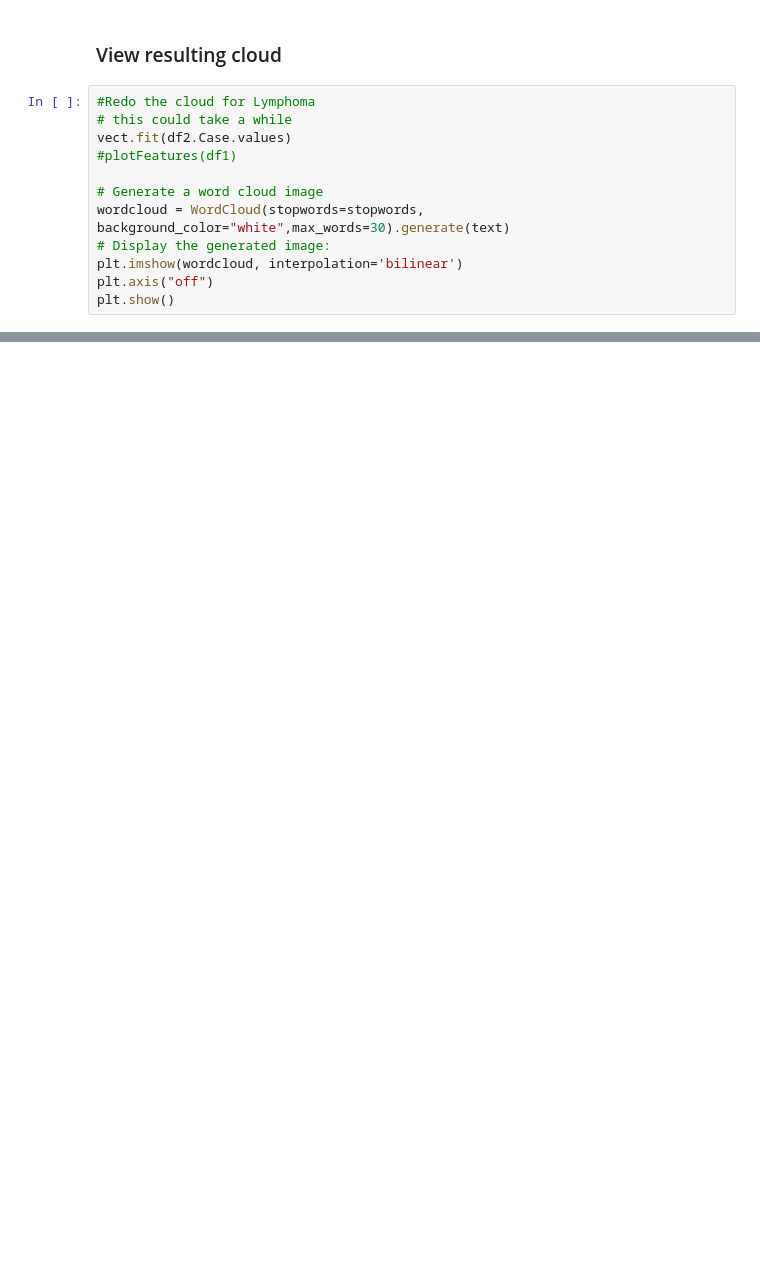
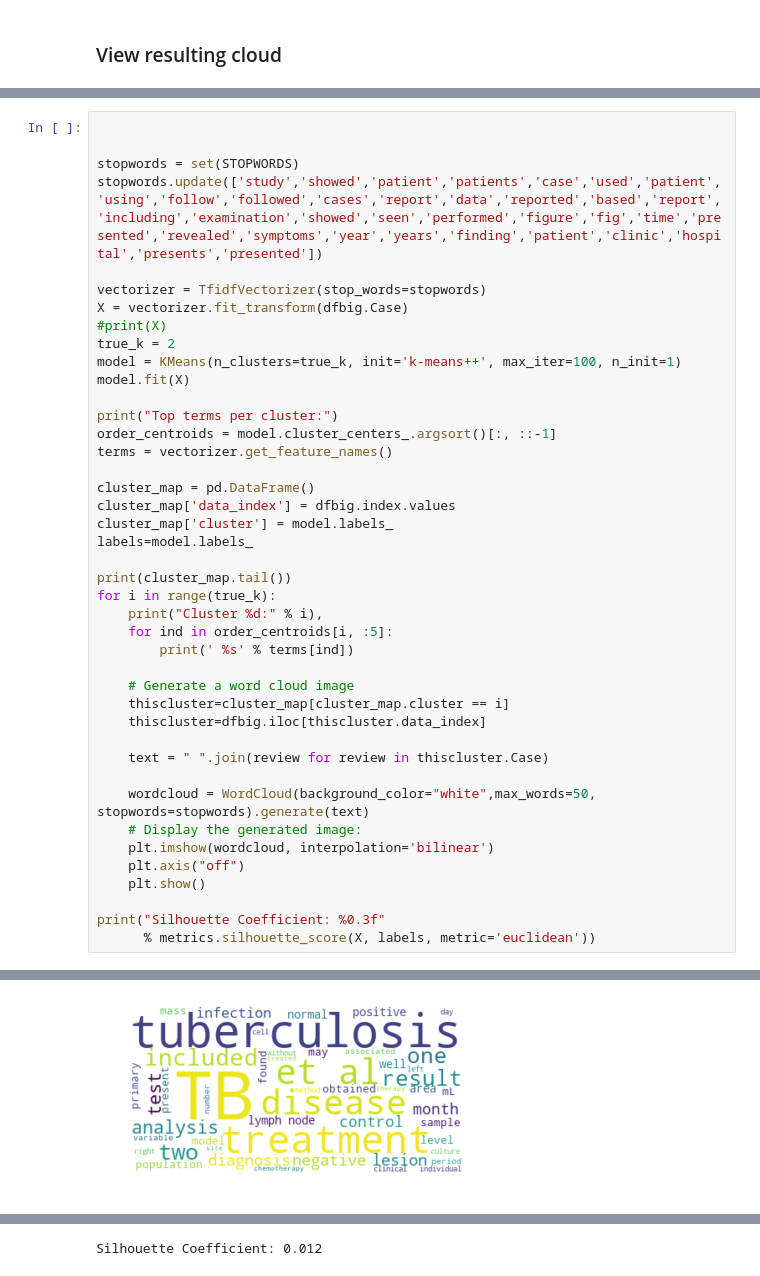
Before and after one commit to anaidpm/PhD, a Jupyter notebook: Word Cloud - Copy.ipynb, the cells around one changed output, grey strips where cells are left out. Drawn from its saved outputs; the diff is of its cells as text; blank space fills up the shorter version.

```diff
--- a/Word Cloud - Copy.ipynb
+++ b/Word Cloud - Copy.ipynb
@@ -311,14 +303,2 @@ NameError: name 'text' is not defined
 # %% [markdown]
 ### View resulting cloud
-# %%
-#Redo the cloud for Lymphoma
-# this could take a while
-vect.fit(df2.Case.values)
-#plotFeatures(df1)
-
-# Generate a word cloud image
-wordcloud = WordCloud(stopwords=stopwords, background_color="white",max_words=30).generate(text)
-# Display the generated image:
-plt.imshow(wordcloud, interpolation='bilinear')
-plt.axis("off")
-plt.show()
@@ -324,0 +340,43 @@ plt.show()
+# %%
+
+
+stopwords = set(STOPWORDS)
+stopwords.update(['study','showed','patient','patients','case','used','patient','using','follow','followed','cases','report','data','reported','based','report','including','examination','showed','seen','performed','figure','fig','time','presented','revealed','symptoms','year','years','finding','patient','clinic','hospital','presents','presented'])
+
+vectorizer = TfidfVectorizer(stop_words=stopwords)
+X = vectorizer.fit_transform(dfbig.Case)
+#print(X)
+true_k = 2
+model = KMeans(n_clusters=true_k, init='k-means++', max_iter=100, n_init=1)
+model.fit(X)
+
+print("Top terms per cluster:")
+order_centroids = model.cluster_centers_.argsort()[:, ::-1]
+terms = vectorizer.get_feature_names()
+
+cluster_map = pd.DataFrame()
+cluster_map['data_index'] = dfbig.index.values
+cluster_map['cluster'] = model.labels_
+labels=model.labels_
+
+print(cluster_map.tail())
+for i in range(true_k):
+    print("Cluster %d:" % i),
+    for ind in order_centroids[i, :5]:
+        print(' %s' % terms[ind])
+
+    # Generate a word cloud image
+    thiscluster=cluster_map[cluster_map.cluster == i]
+    thiscluster=dfbig.iloc[thiscluster.data_index]
+
+    text = " ".join(review for review in thiscluster.Case)
+
+    wordcloud = WordCloud(background_color="white",max_words=50, stopwords=stopwords).generate(text)
+    # Display the generated image:
+    plt.imshow(wordcloud, interpolation='bilinear')
+    plt.axis("off")
+    plt.show()
+
+print("Silhouette Coefficient: %0.3f"
+      % metrics.silhouette_score(X, labels, metric='euclidean'))
+# %% [output]
@@ -324,0 +396 @@ plt.show()
+[figure, added]
@@ -324,0 +404 @@ plt.show()
+Silhouette Coefficient: 0.012
```
Also changed, not shown: parts of 24 cells of this notebook, 1 other file.
